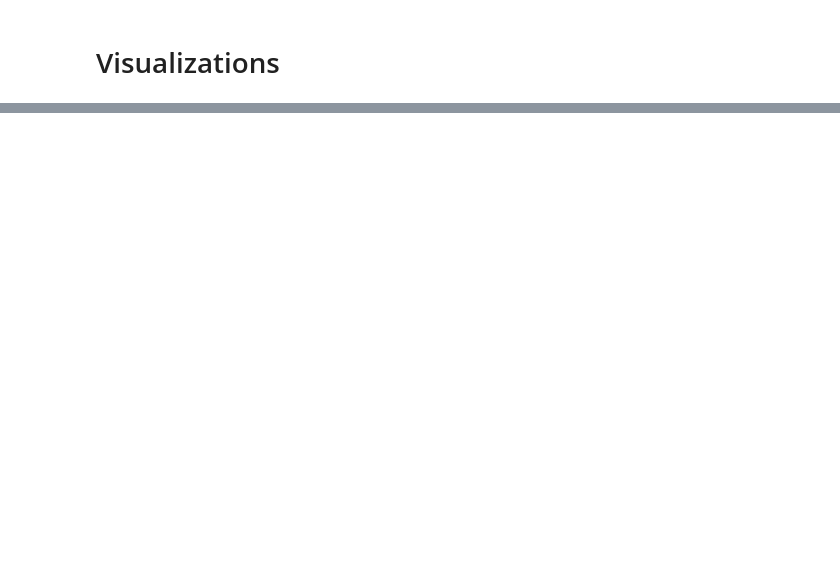
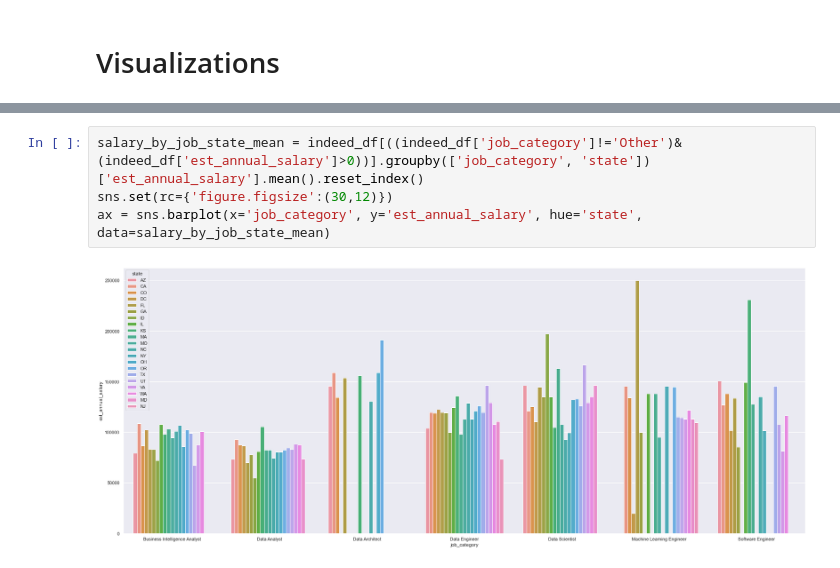
Before and after one commit to molieriAC/DSTools1_FinalProject, a Jupyter notebook: indeedFeatureExtraction.ipynb, the cells around one changed output, grey strips where cells are left out. Saved outputs shown, nothing was run; the diff lists cells and outputs as text; blank space fills up the shorter version.

```diff
--- a/indeedFeatureExtraction.ipynb
+++ b/indeedFeatureExtraction.ipynb
@@ -177,0 +176,6 @@ indeed_df[indeed_df['est_salary']!='No Estimated Salary'].sample(4)
+# %%
+salary_by_job_state_mean = indeed_df[((indeed_df['job_category']!='Other')&(indeed_df['est_annual_salary']>0))].groupby(['job_category', 'state'])['est_annual_salary'].mean().reset_index()
+sns.set(rc={'figure.figsize':(30,12)})
+ax = sns.barplot(x='job_category', y='est_annual_salary', hue='state', data=salary_by_job_state_mean)
+# %% [output]
+[figure, added]
```
Also changed, not shown: parts of 8 cells of this notebook, 1 other file.
